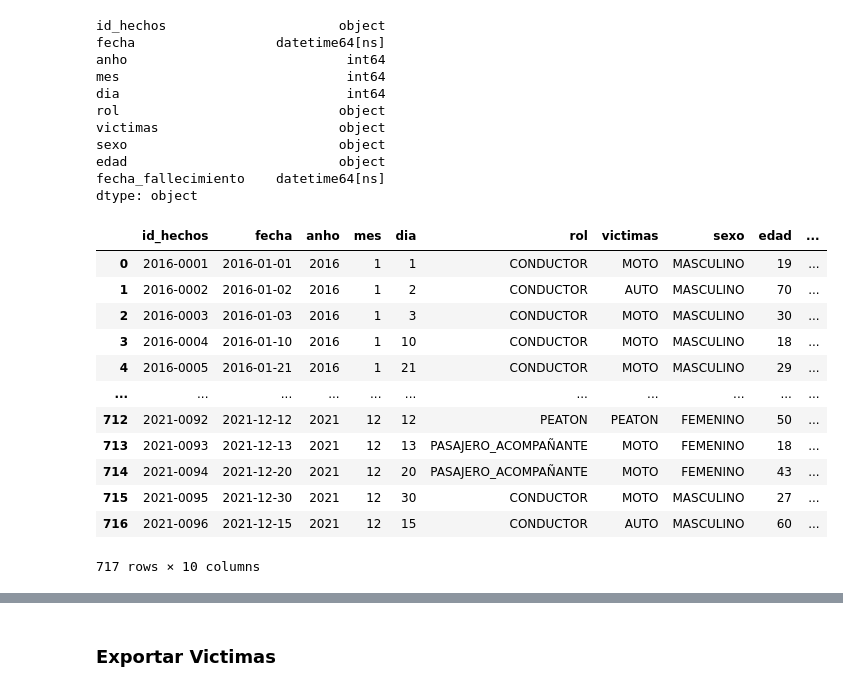
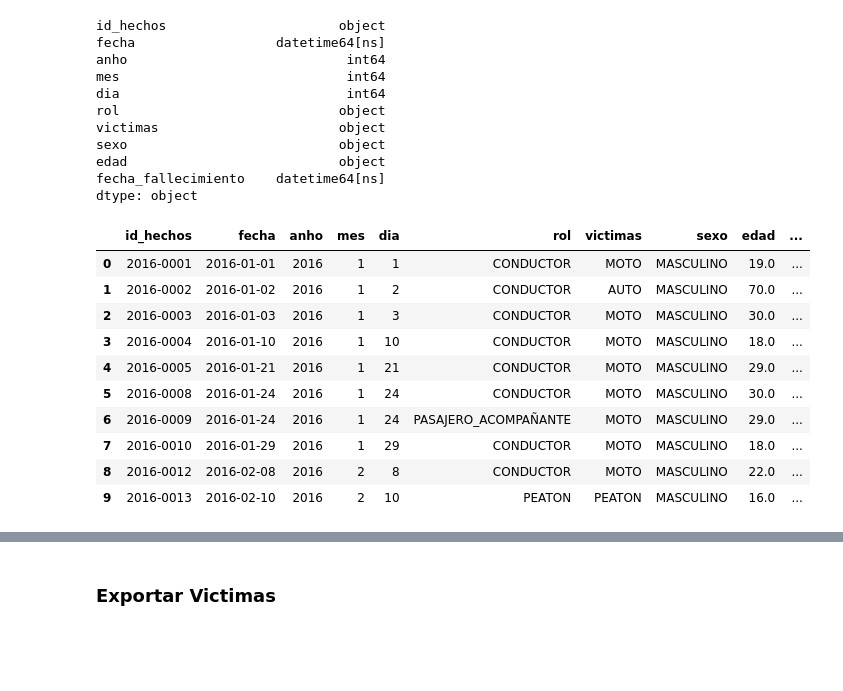
Before and after one commit to dalejandroramirez/siniestros_viales_PI_2, a Jupyter notebook: etl/ETL.ipynb, the cells around one changed output, grey strips where cells are left out. Drawn from its saved outputs; the diff is of its cells as text; code cells hidden in the pictures; blank space fills up the shorter version.

```diff
--- a/etl/ETL.ipynb
+++ b/etl/ETL.ipynb
@@ -346,19 +385,22 @@ sexo                           object
 edad                           object
 fecha_fallecimiento    datetime64[ns]
 dtype: object
+# %%
+victimas["edad"] = victimas["edad"].replace(["SD"], np.nan)
+victimas['edad'] = pd.to_numeric(victimas['edad'], errors='coerce')
+# %%
+victimas["edad"] = victimas["edad"].fillna(victimas["edad"].median())
 # %%
-victimas
+victimas.head(10)
 # %% [output]
 |  | id_hechos | fecha | anho | mes | dia | rol | victimas | sexo | edad | ... |
-| 0 | 2016-0001 | 2016-01-01 | 2016 | 1 | 1 | CONDUCTOR | MOTO | MASCULINO | 19 | ... |
-| 1 | 2016-0002 | 2016-01-02 | 2016 | 1 | 2 | CONDUCTOR | AUTO | MASCULINO | 70 | ... |
-| 2 | 2016-0003 | 2016-01-03 | 2016 | 1 | 3 | CONDUCTOR | MOTO | MASCULINO | 30 | ... |
-| 3 | 2016-0004 | 2016-01-10 | 2016 | 1 | 10 | CONDUCTOR | MOTO | MASCULINO | 18 | ... |
-| 4 | 2016-0005 | 2016-01-21 | 2016 | 1 | 21 | CONDUCTOR | MOTO | MASCULINO | 29 | ... |
-| ... | ... | ... | ... | ... | ... | ... | ... | ... | ... | ... |
-| 712 | 2021-0092 | 2021-12-12 | 2021 | 12 | 12 | PEATON | PEATON | FEMENINO | 50 | ... |
-| 713 | 2021-0093 | 2021-12-13 | 2021 | 12 | 13 | PASAJERO_ACOMPAÑANTE | MOTO | FEMENINO | 18 | ... |
-| 714 | 2021-0094 | 2021-12-20 | 2021 | 12 | 20 | PASAJERO_ACOMPAÑANTE | MOTO | FEMENINO | 43 | ... |
-| 715 | 2021-0095 | 2021-12-30 | 2021 | 12 | 30 | CONDUCTOR | MOTO | MASCULINO | 27 | ... |
-| 716 | 2021-0096 | 2021-12-15 | 2021 | 12 | 15 | CONDUCTOR | AUTO | MASCULINO | 60 | ... |
+| 0 | 2016-0001 | 2016-01-01 | 2016 | 1 | 1 | CONDUCTOR | MOTO | MASCULINO | 19.0 | ... |
+| 1 | 2016-0002 | 2016-01-02 | 2016 | 1 | 2 | CONDUCTOR | AUTO | MASCULINO | 70.0 | ... |
+| 2 | 2016-0003 | 2016-01-03 | 2016 | 1 | 3 | CONDUCTOR | MOTO | MASCULINO | 30.0 | ... |
+| 3 | 2016-0004 | 2016-01-10 | 2016 | 1 | 10 | CONDUCTOR | MOTO | MASCULINO | 18.0 | ... |
+| 4 | 2016-0005 | 2016-01-21 | 2016 | 1 | 21 | CONDUCTOR | MOTO | MASCULINO | 29.0 | ... |
+| 5 | 2016-0008 | 2016-01-24 | 2016 | 1 | 24 | CONDUCTOR | MOTO | MASCULINO | 30.0 | ... |
+| 6 | 2016-0009 | 2016-01-24 | 2016 | 1 | 24 | PASAJERO_ACOMPAÑANTE | MOTO | MASCULINO | 29.0 | ... |
+| 7 | 2016-0010 | 2016-01-29 | 2016 | 1 | 29 | CONDUCTOR | MOTO | MASCULINO | 18.0 | ... |
+| 8 | 2016-0012 | 2016-02-08 | 2016 | 2 | 8 | CONDUCTOR | MOTO | MASCULINO | 22.0 | ... |
+| 9 | 2016-0013 | 2016-02-10 | 2016 | 2 | 10 | PEATON | PEATON | MASCULINO | 16.0 | ... |
-717 rows × 10 columns
```
Also changed, not shown: parts of 21 cells of this notebook, 3 other files.
